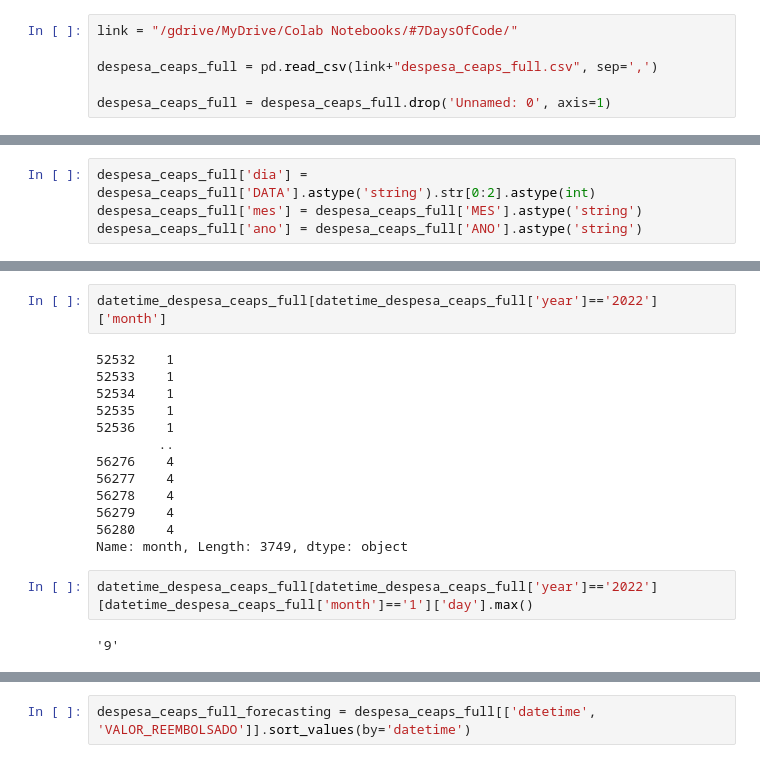
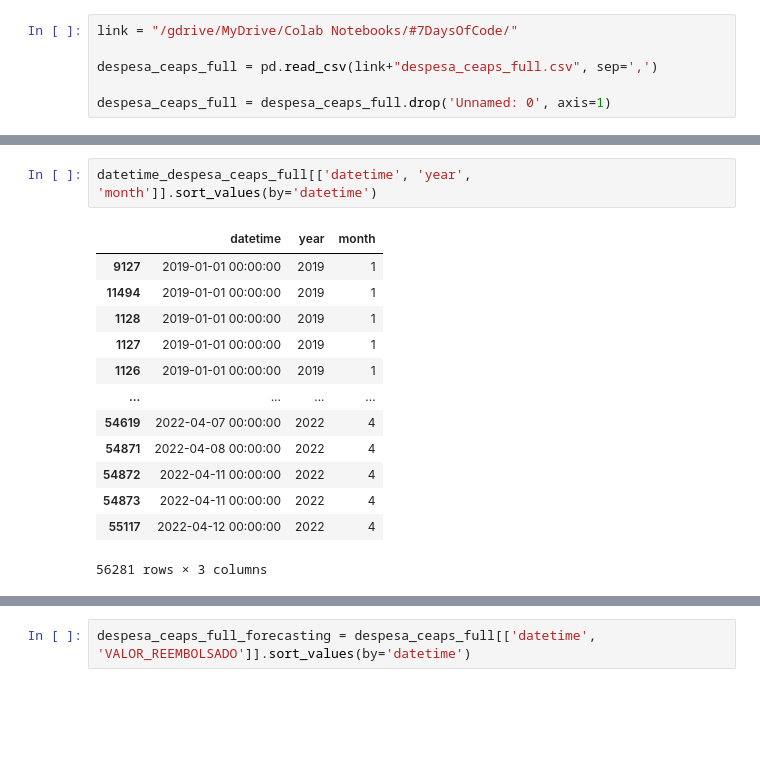
Before and after one commit to brenoakihiromorimoto/portf-lio, a Jupyter notebook: #7DaysOfCode/dia_3_Forecasting.ipynb, the cells around one changed output, grey strips where cells are left out. Saved outputs shown, nothing was run; the diff lists cells and outputs as text; blank space fills up the shorter version.

```diff
--- a/#7DaysOfCode/dia_3_Forecasting.ipynb
+++ b/#7DaysOfCode/dia_3_Forecasting.ipynb
@@ -94,5 +94 @@ despesa_ceaps_full.head(3)
-# %%
-despesa_ceaps_full['dia'] = despesa_ceaps_full['DATA'].astype('string').str[0:2].astype(int)
-despesa_ceaps_full['mes'] = despesa_ceaps_full['MES'].astype('string')
-despesa_ceaps_full['ano'] = despesa_ceaps_full['ANO'].astype('string')
 # %%
@@ -106,19 +109,16 @@ array(['2019', '2020', '2021', '2022'], dtype=object)
 # %%
-datetime_despesa_ceaps_full[datetime_despesa_ceaps_full['year']=='2022']['month']
+datetime_despesa_ceaps_full[['datetime', 'year', 'month']].sort_values(by='datetime')
 # %% [output]
+|  | datetime | year | month |
+| 9127 | 2019-01-01 00:00:00 | 2019 | 1 |
+| 11494 | 2019-01-01 00:00:00 | 2019 | 1 |
+| 1128 | 2019-01-01 00:00:00 | 2019 | 1 |
+| 1127 | 2019-01-01 00:00:00 | 2019 | 1 |
+| 1126 | 2019-01-01 00:00:00 | 2019 | 1 |
+| ... | ... | ... | ... |
+| 54619 | 2022-04-07 00:00:00 | 2022 | 4 |
+| 54871 | 2022-04-08 00:00:00 | 2022 | 4 |
+| 54872 | 2022-04-11 00:00:00 | 2022 | 4 |
+| 54873 | 2022-04-11 00:00:00 | 2022 | 4 |
+| 55117 | 2022-04-12 00:00:00 | 2022 | 4 |
-52532    1
-52533    1
-52534    1
-52535    1
-52536    1
-        ..
-56276    4
-56277    4
-56278    4
-56279    4
-56280    4
-Name: month, Length: 3749, dtype: object
+56281 rows × 3 columns
-# %%
-datetime_despesa_ceaps_full[datetime_despesa_ceaps_full['year']=='2022'][datetime_despesa_ceaps_full['month']=='1']['day'].max()
-# %% [output]
-'9'
```
Also changed, not shown: parts of 21 cells of this notebook.
